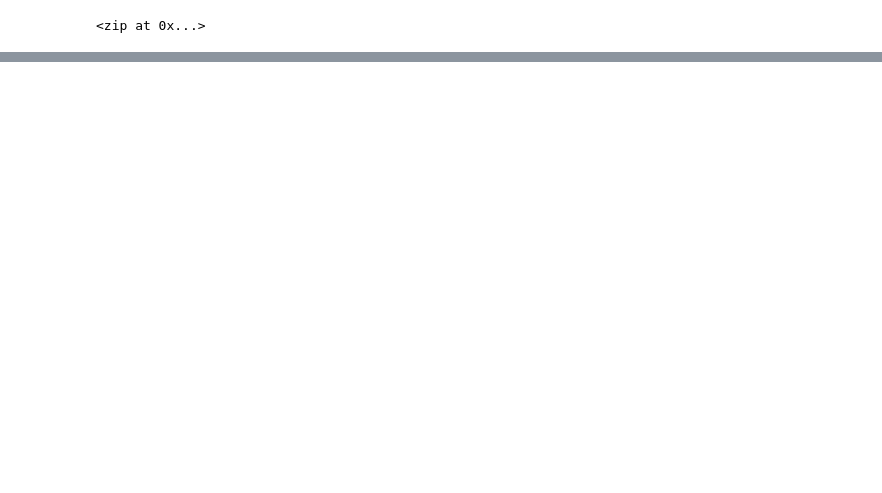
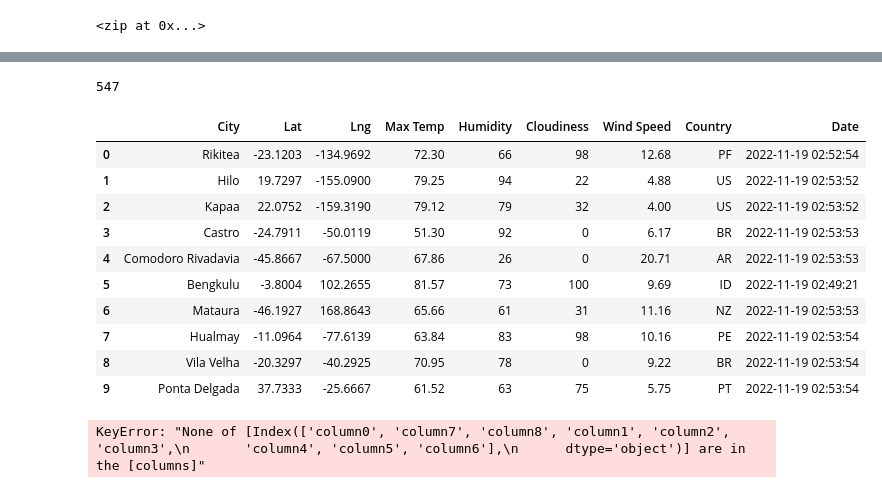
Before and after one commit to JB1035/World_Weather_Analysis, a Jupyter notebook: WeatherPy.ipynb, the cells around one changed output, grey strips where cells are left out. Drawn from its saved outputs; the diff is of its cells as text; code cells hidden in the pictures; blank space fills up the shorter version.

```diff
--- a/WeatherPy.ipynb
+++ b/WeatherPy.ipynb
@@ -3,6 +3,15 @@
 import pandas as pd
 import matplotlib.pyplot as plt
 import numpy as np
+
+# Import the requests library.
+import requests
+
+# Import the API key.
+from config import weather_api_key
+
+# Starting URL for Weather Map API Call.
+url = "http://api.openweathermap.org/data/2.5/weather?units=Imperial&APPID=" + weather_api_key
 # %%
 # Create a set of random latitude and longitude combinations.
 lats = np.random.uniform(low=-90.000, high=90.000, size=1500)
@@ -54,0 +68,10 @@ len(cities)
+# %%
+# Create an empty list to hold the weather data.
+city_data = []
+# Print the beginning of the logging.
+print("Beginning Data Retrieval     ")
+print("-----------------------------")
+
+# Create counters.
+record_count = 1
+set_count = 1
@@ -54,0 +151,25 @@ len(cities)
+# %%
+len(city_data)
+# %% [output]
+547
+# %%
+# Convert the array of dictionaries to a Pandas DataFrame.
+city_data_df = pd.DataFrame(city_data)
+city_data_df.head(10)
+# %% [output]
+|  | City | Lat | Lng | Max Temp | Humidity | Cloudiness | Wind Speed | Country | Date |
+| 0 | Rikitea | -23.1203 | -134.9692 | 72.30 | 66 | 98 | 12.68 | PF | 2022-11-19 02:52:54 |
+| 1 | Hilo | 19.7297 | -155.0900 | 79.25 | 94 | 22 | 4.88 | US | 2022-11-19 02:53:52 |
+| 2 | Kapaa | 22.0752 | -159.3190 | 79.12 | 79 | 32 | 4.00 | US | 2022-11-19 02:53:52 |
+| 3 | Castro | -24.7911 | -50.0119 | 51.30 | 92 | 0 | 6.17 | BR | 2022-11-19 02:53:53 |
+| 4 | Comodoro Rivadavia | -45.8667 | -67.5000 | 67.86 | 26 | 0 | 20.71 | AR | 2022-11-19 02:53:53 |
+| 5 | Bengkulu | -3.8004 | 102.2655 | 81.57 | 73 | 100 | 9.69 | ID | 2022-11-19 02:49:21 |
+| 6 | Mataura | -46.1927 | 168.8643 | 65.66 | 61 | 31 | 11.16 | NZ | 2022-11-19 02:53:53 |
+| 7 | Hualmay | -11.0964 | -77.6139 | 63.84 | 83 | 98 | 10.16 | PE | 2022-11-19 02:53:54 |
+| 8 | Vila Velha | -20.3297 | -40.2925 | 70.95 | 78 | 0 | 9.22 | BR | 2022-11-19 02:53:54 |
+| 9 | Ponta Delgada | 37.7333 | -25.6667 | 61.52 | 63 | 75 | 5.75 | PT | 2022-11-19 02:53:54 |
+# %%
+new_column_order = ["column0", "column7", "column8", "column1", "column2", "column3", "column4", "column5", "column6"]
+city_data_df = city_data_df[new_column_order]
+# %% [output]
+KeyError: "None of [Index(['column0', 'column7', 'column8', 'column1', 'column2', 'column3',\n       'column4', 'column5', 'column6'],\n      dtype='object')] are in the [columns]"
```
Also changed, not shown: parts of 6 cells of this notebook, 4 other files.
